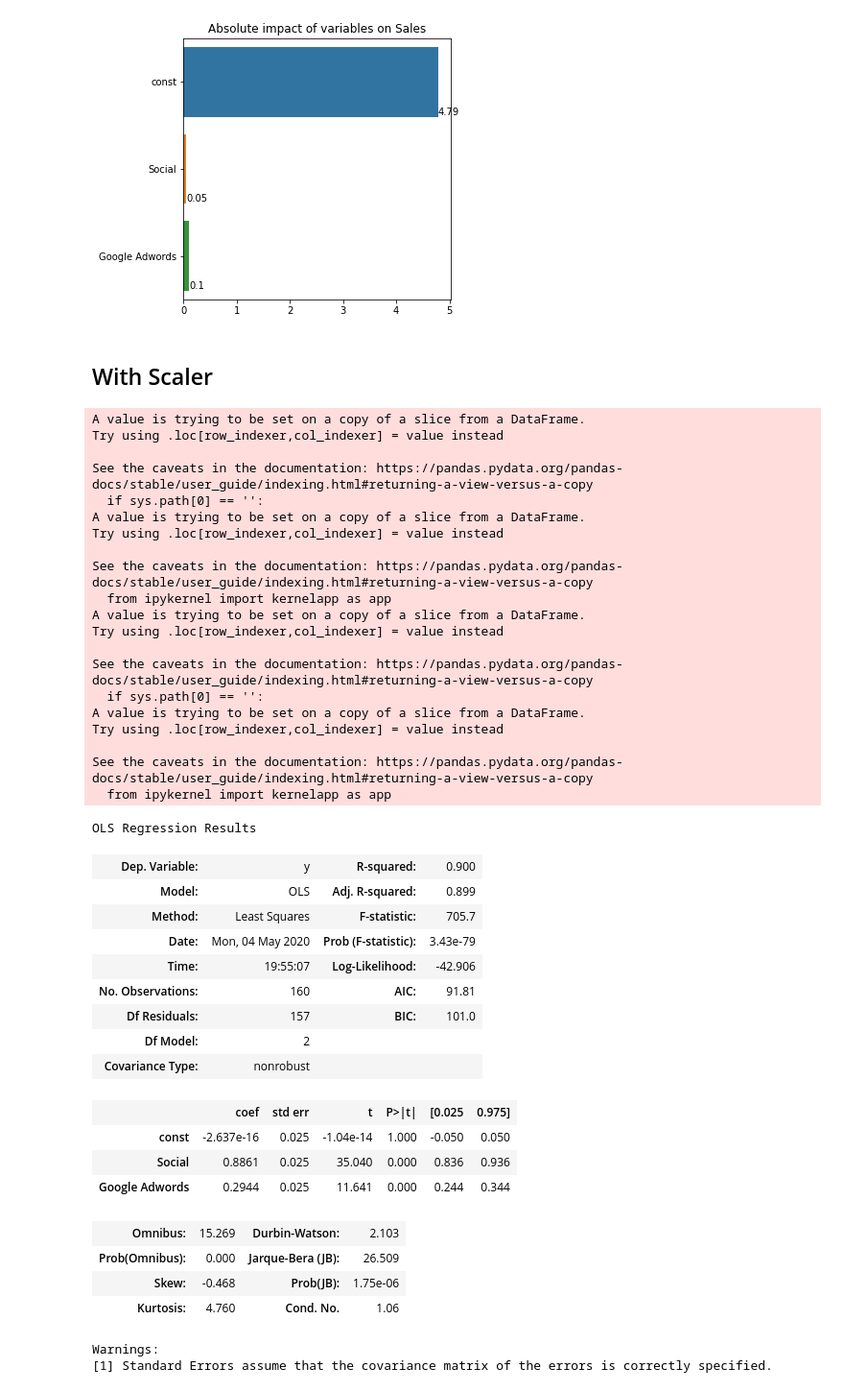
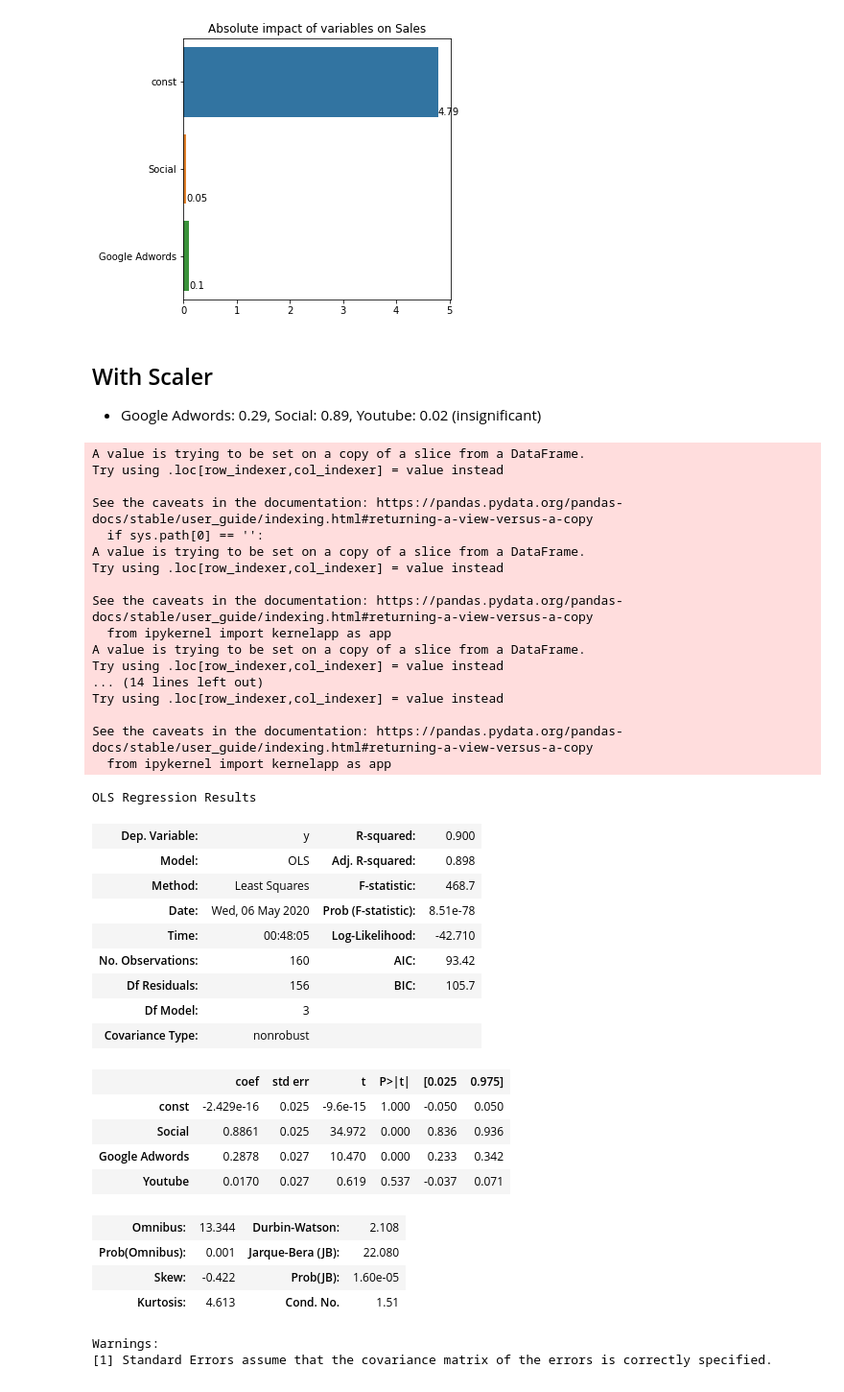
Before and after one commit to SteveGrimm/Unit1_Project2, a Jupyter notebook: Project3.ipynb, the cells around one changed output. Shown at 96% size. Saved outputs shown, nothing was run; the diff lists cells and outputs as text; code cells hidden in the pictures.

```diff
--- a/Project3.ipynb
+++ b/Project3.ipynb
@@ -277,11 +307,12 @@ plt.title('Absolute impact of variables on Sales')
 plt.show()
 # %% [output]
 [figure]
-# %% [markdown]
-## With Scaler
+# %% [markdown]
+## With Scaler
+* Google Adwords: 0.29, Social: 0.89, Youtube: 0.02 (insignificant)
 # %%
 #set variables
-x = data[['Social','Google Adwords']]
+x = data[['Social','Google Adwords','Youtube']]
 y = data['Sales']
 
 #test train split
@@ -307,51 +338,49 @@ y_test = ss_y_test.fit_transform(np.array(y_test).reshape(-1,1))
 
 #add constant to train and test x
 x_train = sm.add_constant(x_train)
 x_test = sm.add_constant(x_test)
 
 # run model
 lin_model = sm.OLS(y_train, x_train).fit()
 
 lin_model.summary()
 # %% [output]
 A value is trying to be set on a copy of a slice from a DataFrame.
 Try using .loc[row_indexer,col_indexer] = value instead
 
 See the caveats in the documentation: https://pandas.pydata.org/pandas-docs/stable/user_guide/indexing.html#returning-a-view-versus-a-copy
   if sys.path[0] == '':
 A value is trying to be set on a copy of a slice from a DataFrame.
 Try using .loc[row_indexer,col_indexer] = value instead
 
 See the caveats in the documentation: https://pandas.pydata.org/pandas-docs/stable/user_guide/indexing.html#returning-a-view-versus-a-copy
   from ipykernel import kernelapp as app
 A value is trying to be set on a copy of a slice from a DataFrame.
 Try using .loc[row_indexer,col_indexer] = value instead
-
-See the caveats in the documentation: https://pandas.pydata.org/pandas-docs/stable/user_guide/indexing.html#returning-a-view-versus-a-copy
-  if sys.path[0] == '':
-A value is trying to be set on a copy of a slice from a DataFrame.
+... (14 lines left out)
 Try using .loc[row_indexer,col_indexer] = value instead
 
 See the caveats in the documentation: https://pandas.pydata.org/pandas-docs/stable/user_guide/indexing.html#returning-a-view-versus-a-copy
   from ipykernel import kernelapp as app
 OLS Regression Results
 | Dep. Variable: | y | R-squared: | 0.900 |
-| Model: | OLS | Adj. R-squared: | 0.899 |
-| Method: | Least Squares | F-statistic: | 705.7 |
-| Date: | Mon, 04 May 2020 | Prob (F-statistic): | 3.43e-79 |
-| Time: | 19:55:07 | Log-Likelihood: | -42.906 |
-| No. Observations: | 160 | AIC: | 91.81 |
-| Df Residuals: | 157 | BIC: | 101.0 |
-| Df Model: | 2 |  |  |
+| Model: | OLS | Adj. R-squared: | 0.898 |
+| Method: | Least Squares | F-statistic: | 468.7 |
+| Date: | Wed, 06 May 2020 | Prob (F-statistic): | 8.51e-78 |
+| Time: | 00:48:05 | Log-Likelihood: | -42.710 |
+| No. Observations: | 160 | AIC: | 93.42 |
+| Df Residuals: | 156 | BIC: | 105.7 |
+| Df Model: | 3 |  |  |
 | Covariance Type: | nonrobust |  |  |
 |  | coef | std err | t | P>|t| | [0.025 | 0.975] |
-| const | -2.637e-16 | 0.025 | -1.04e-14 | 1.000 | -0.050 | 0.050 |
-| Social | 0.8861 | 0.025 | 35.040 | 0.000 | 0.836 | 0.936 |
-| Google Adwords | 0.2944 | 0.025 | 11.641 | 0.000 | 0.244 | 0.344 |
+| const | -2.429e-16 | 0.025 | -9.6e-15 | 1.000 | -0.050 | 0.050 |
+| Social | 0.8861 | 0.025 | 34.972 | 0.000 | 0.836 | 0.936 |
+| Google Adwords | 0.2878 | 0.027 | 10.470 | 0.000 | 0.233 | 0.342 |
+| Youtube | 0.0170 | 0.027 | 0.619 | 0.537 | -0.037 | 0.071 |
-| Omnibus: | 15.269 | Durbin-Watson: | 2.103 |
-| Prob(Omnibus): | 0.000 | Jarque-Bera (JB): | 26.509 |
-| Skew: | -0.468 | Prob(JB): | 1.75e-06 |
-| Kurtosis: | 4.760 | Cond. No. | 1.06 |
+| Omnibus: | 13.344 | Durbin-Watson: | 2.108 |
+| Prob(Omnibus): | 0.001 | Jarque-Bera (JB): | 22.080 |
+| Skew: | -0.422 | Prob(JB): | 1.60e-05 |
+| Kurtosis: | 4.613 | Cond. No. | 1.51 |
 Warnings:
 [1] Standard Errors assume that the covariance matrix of the errors is correctly specified.
 # %%
```
Also changed, not shown: parts of 29 cells of this notebook.
